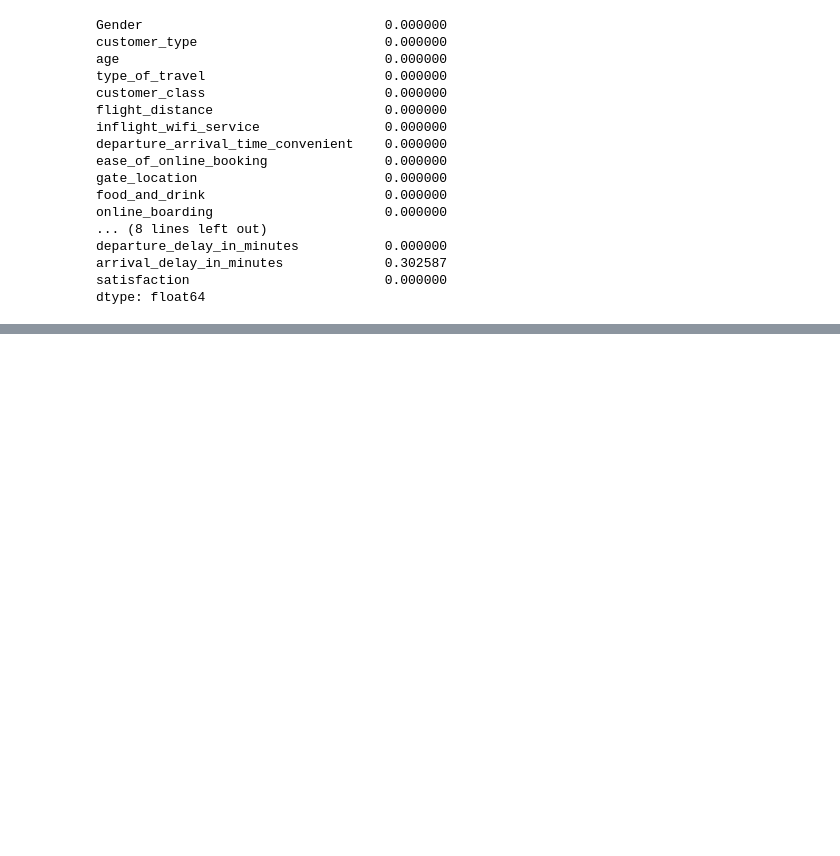
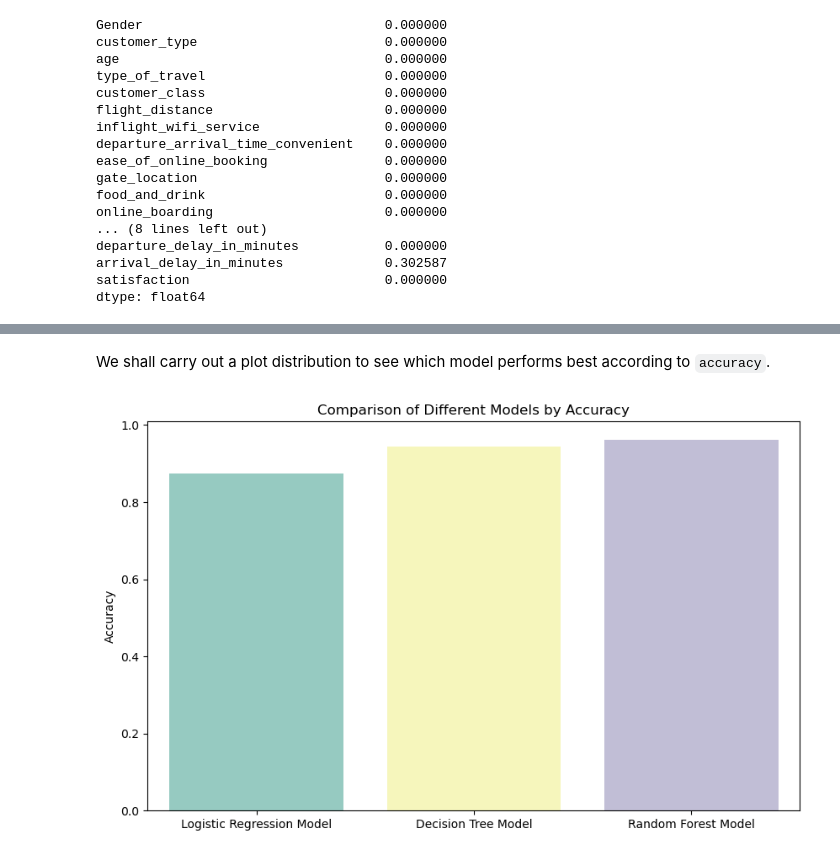
Before and after one commit to Mwvngii/phase3_project, a Jupyter notebook: index.ipynb, the cells around one changed output, grey strips where cells are left out. Saved outputs shown, nothing was run; the diff lists cells and outputs as text; code cells hidden in the pictures; blank space fills up the shorter version.

```diff
--- a/index.ipynb
+++ b/index.ipynb
@@ -215,0 +218,5 @@ weighted avg       0.94      0.94      0.94     25976
+# %%
+# Logistic Regression(Baseline Model)
+lr_pipeline = Pipeline(steps=[('preprocessor', preprocessor),
+                              ('classifier', LogisticRegression(max_iter=200, random_state=42))])
+lr_pipeline
@@ -215,0 +239,5 @@ weighted avg       0.94      0.94      0.94     25976
+# %%
+# Decision Tree Model
+dt_pipeline = Pipeline(steps=[('preprocessor', preprocessor),
+                              ('classifier', DecisionTreeClassifier(random_state=42))])
+dt_pipeline
@@ -215,0 +259,5 @@ weighted avg       0.94      0.94      0.94     25976
+# %%
+# Random Forest Model
+rf_pipeline = Pipeline(steps=[('preprocessor', preprocessor),
+                              ('classifier', RandomForestClassifier(random_state=42))])
+rf_pipeline
@@ -215,0 +281,18 @@ weighted avg       0.94      0.94      0.94     25976
+# %%
+# Training Logistic Regression Model
+lr_pipeline.fit(X_train, y_train)
+
+# Predictions on test set
+y_pred_lr = lr_pipeline.predict(X_test)
+
+# Training Decision Tree Model
+dt_pipeline.fit(X_train, y_train)
+
+# Predictions on test set
+y_pred_dt = dt_pipeline.predict(X_test)
+
+# Training Random Forest Model
+rf_pipeline.fit(X_train, y_train)
+
+# Predictions on test set
+y_pred_rf = rf_pipeline.predict(X_test)
@@ -215,0 +337,15 @@ weighted avg       0.94      0.94      0.94     25976
+# %% [markdown]
+We shall carry out a plot distribution to see which model performs best according to `accuracy`.
+# %%
+# Visualizing different model performances using bar plots
+models = pd.Series(['Logistic Regression Model', 'Decision Tree Model', 'Random Forest Model'])
+accuracies = [accuracy_score(y_test, y_pred_lr),
+              accuracy_score(y_test, y_pred_dt),
+              accuracy_score(y_test, y_pred_rf)]
+plt.figure(figsize=(10,6))
+sns.barplot(x=models, y=accuracies, palette='Set3')
+plt.title('Comparison of Different Models by Accuracy')
+plt.ylabel('Accuracy')
+plt.show()
+# %% [output]
+[figure, added]
```
Also changed, not shown: parts of 63 cells of this notebook, 2 other files.
